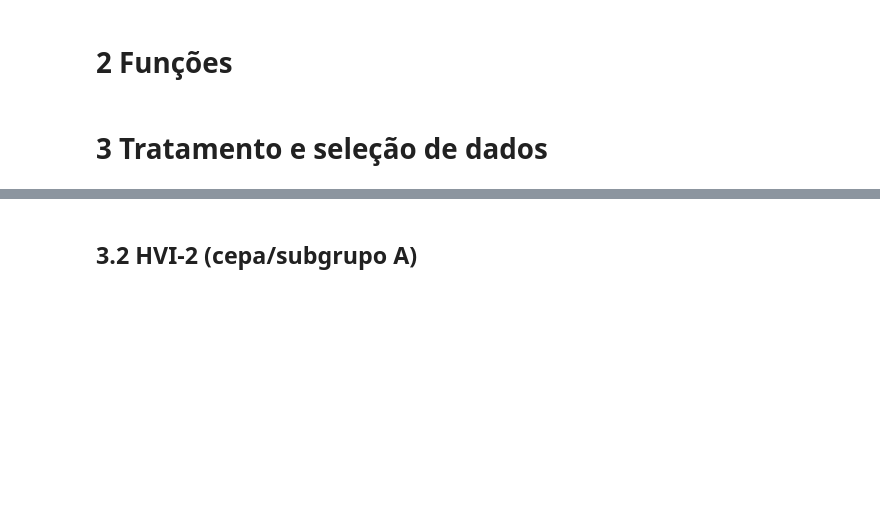
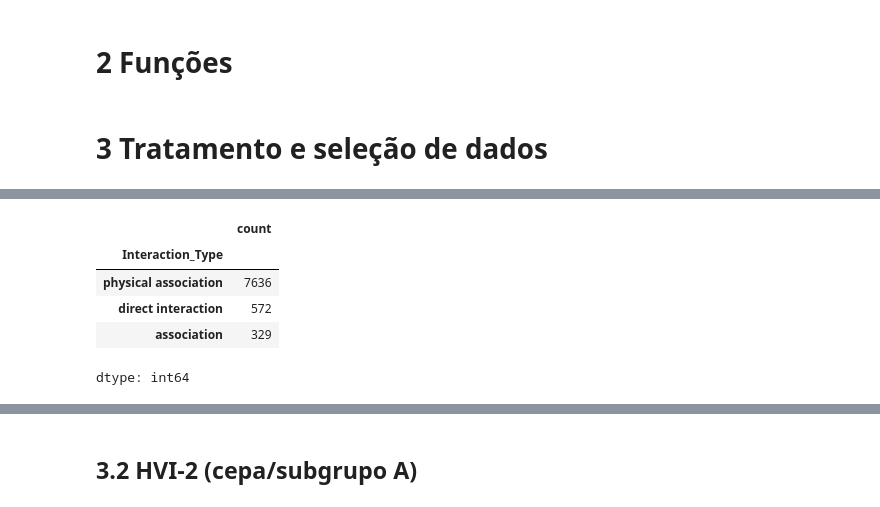
Before and after one commit to strawndri/ic-drug-repurposing, a Jupyter notebook: notebook.ipynb, the cells around one changed output, grey strips where cells are left out. Drawn from its saved outputs; the diff is of its cells as text; code cells hidden in the pictures; blank space fills up the shorter version.

```diff
--- a/notebook.ipynb
+++ b/notebook.ipynb
@@ -160,0 +134,9 @@ dtype: int64
+# %%
+ppi_hiv1MB['Interaction_Type'].str.split(',').explode().value_counts()
+# %% [output]
+|  | count |
+| Interaction_Type |  |
+| physical association | 7636 |
+| direct interaction | 572 |
+| association | 329 |
+dtype: int64
```
Also changed, not shown: parts of 30 cells of this notebook.
